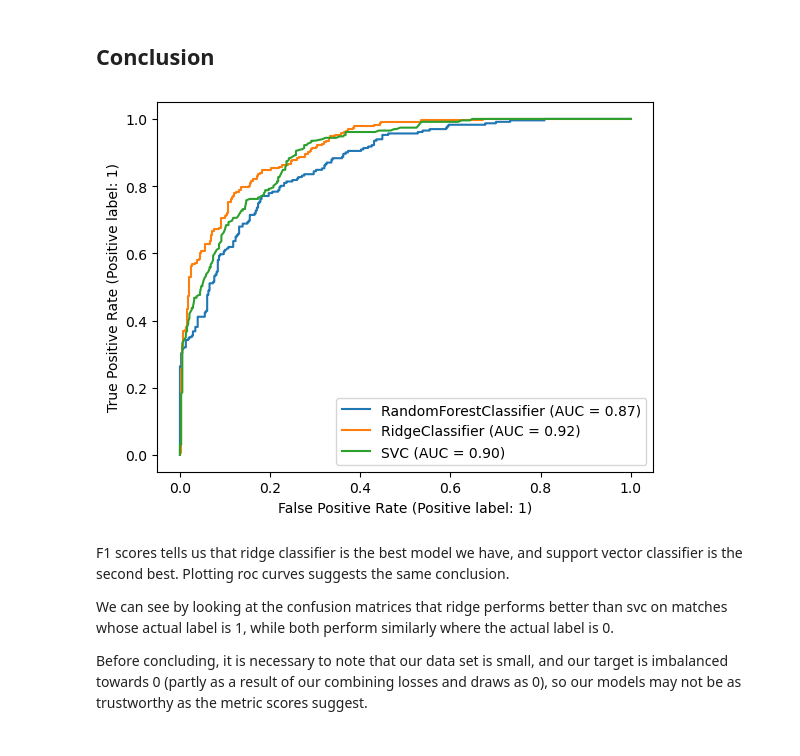
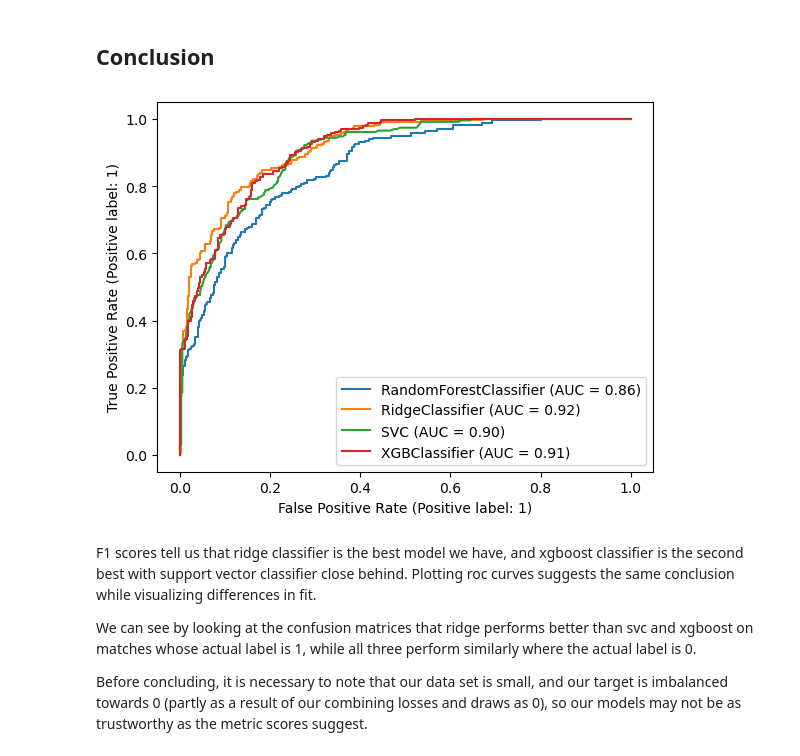
Before and after one commit to seckinadali/Predicting-Bundesliga, a Jupyter notebook: predict.ipynb, the cells around one changed output. Saved outputs shown, nothing was run; the diff lists cells and outputs as text; code cells hidden in the pictures.

Commit message:
Add xgboost model

```diff
--- a/predict.ipynb
+++ b/predict.ipynb
@@ -320,7 +324,7 @@ gs.best_params_
 # %%
-rf = RandomForestClassifier(n_estimators=100,
-                            min_samples_split=10,
-                            max_depth=7,
+rf = RandomForestClassifier(n_estimators=200,
+                            min_samples_split=6,
+                            max_depth=6,
                             random_state=1)
 sfs = SequentialFeatureSelector(rf,
                                 n_features_to_select=10,
@@ -472,0 +484,20 @@ f1 score: 0.743362831858407
+# %%
+pipe = Pipeline([
+    ('feature_selection', SelectKBest()),
+    ('classifier', xgb.XGBClassifier())
+])
+
+params = dict(
+    feature_selection__k = list(range(5, 21, 5)),
+    classifier__max_depth = range(3, 8),
+    classifier__learning_rate = [0.1, 0.01, 0.001],
+    classifier__n_estimators = [100, 200, 300]
+)
+
+gs = GridSearchCV(pipe,
+                  param_grid=params,
+                  cv=tscv,
+                  scoring=f1_scorer
+                  )
+
+gs.fit(X, y)
@@ -472,0 +531,14 @@ f1 score: 0.743362831858407
+# %%
+xgbc = xgb.XGBClassifier(n_estimators=200,
+                         learning_rate=0.1,
+                         max_depth=3,
+                         random_state=1)
+
+sfs = SequentialFeatureSelector(xgbc,
+                                n_features_to_select=20,
+                                direction="forward",
+                                cv=tscv,
+                                scoring=f1_scorer,
+                                n_jobs=1
+                               )
+sfs.fit(X, y)
@@ -472,0 +563,4 @@ f1 score: 0.743362831858407
+# %%
+predictors_xgbc = list(np.array(predictors)[sfs.get_support()])
+
+scores(xgbc, predictors_xgbc)
@@ -475,13 +578,14 @@ f1 score: 0.743362831858407
 # %%
 disp = RocCurveDisplay.from_estimator(rf, X_val[predictors_rf], y_val)
 RocCurveDisplay.from_estimator(rc, X_val[predictors_rc], y_val, ax=disp.ax_)
 RocCurveDisplay.from_estimator(svc, X_val[predictors_svc], y_val, ax=disp.ax_)
+RocCurveDisplay.from_estimator(xgbc, X_val[predictors_xgbc], y_val, ax=disp.ax_)
 plt.show()
 # %% [output]
-[figure, old version]
+[figure, new version]
 # %% [markdown]
-F1 scores tells us that ridge classifier is the best model we have, and support vector classifier is the second best. Plotting roc curves suggests the same conclusion.
+F1 scores tell us that ridge classifier is the best model we have, and xgboost classifier is the second best with support vector classifier close behind. Plotting roc curves suggests the same conclusion while visualizing  differences in fit.
 
-We can see by looking at the confusion matrices that ridge performs better than svc on matches whose actual label is 1, while both perform similarly where the actual label is 0.
+We can see by looking at the confusion matrices that ridge performs better than svc and xgboost on matches whose actual label is 1, while all three perform similarly where the actual label is 0.
 
 Before concluding, it is necessary to note that our data set is small, and our target is imbalanced towards 0 (partly as a result of our combining losses and draws as 0), so our models may not be as trustworthy as the metric scores suggest.
```
Also changed, not shown: parts of 15 cells of this notebook.
